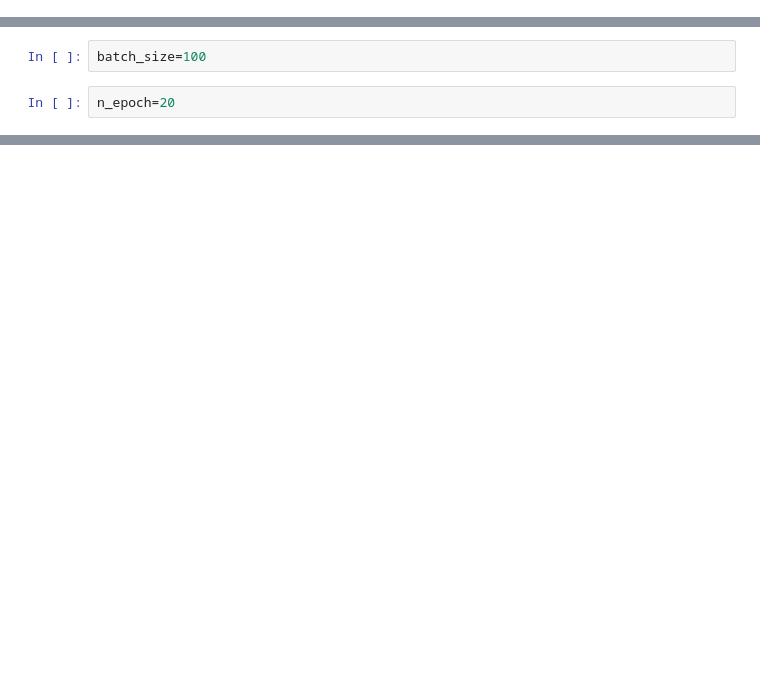
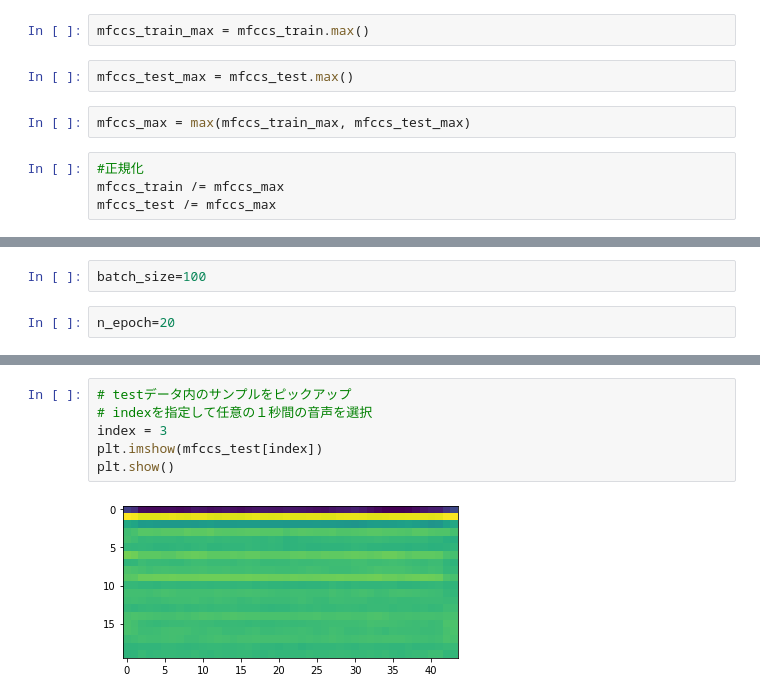
Before and after one commit to akinari6/workshop-repository-e, a Jupyter notebook: Voice/mfcc_train.ipynb, the cells around one changed output, grey strips where cells are left out. Drawn from its saved outputs; the diff is of its cells as text; blank space fills up the shorter version.

```diff
--- a/Voice/mfcc_train.ipynb
+++ b/Voice/mfcc_train.ipynb
@@ -170,5 +170,15 @@ mfccs_test = np.concatenate([mfccs_k_test, mfccs_t_test], axis=0)
 print(mfccs_train.shape)
 # %% [output]
 (40, 20, 44)
+# %%
+mfccs_train_max = mfccs_train.max()
+# %%
+mfccs_test_max = mfccs_test.max()
+# %%
+mfccs_max = max(mfccs_train_max, mfccs_test_max)
+# %%
+#正規化
+mfccs_train /= mfccs_max
+mfccs_test /= mfccs_max
 # %%
 # 以上でデータの完成！
@@ -192,0 +337,8 @@ n_epoch=20
+# %%
+# testデータ内のサンプルをピックアップ
+# indexを指定して任意の１秒間の音声を選択
+index = 3
+plt.imshow(mfccs_test[index])
+plt.show()
+# %% [output]
+[figure, added]
```
Also changed, not shown: parts of 15 cells of this notebook, 1 other file.
